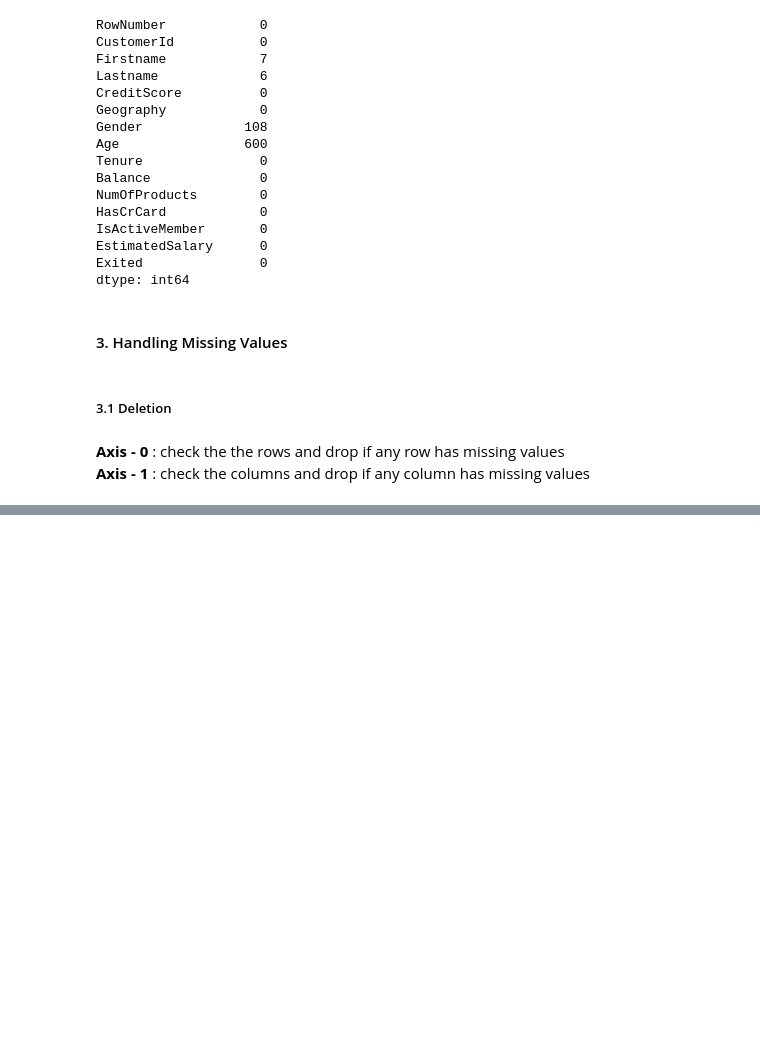
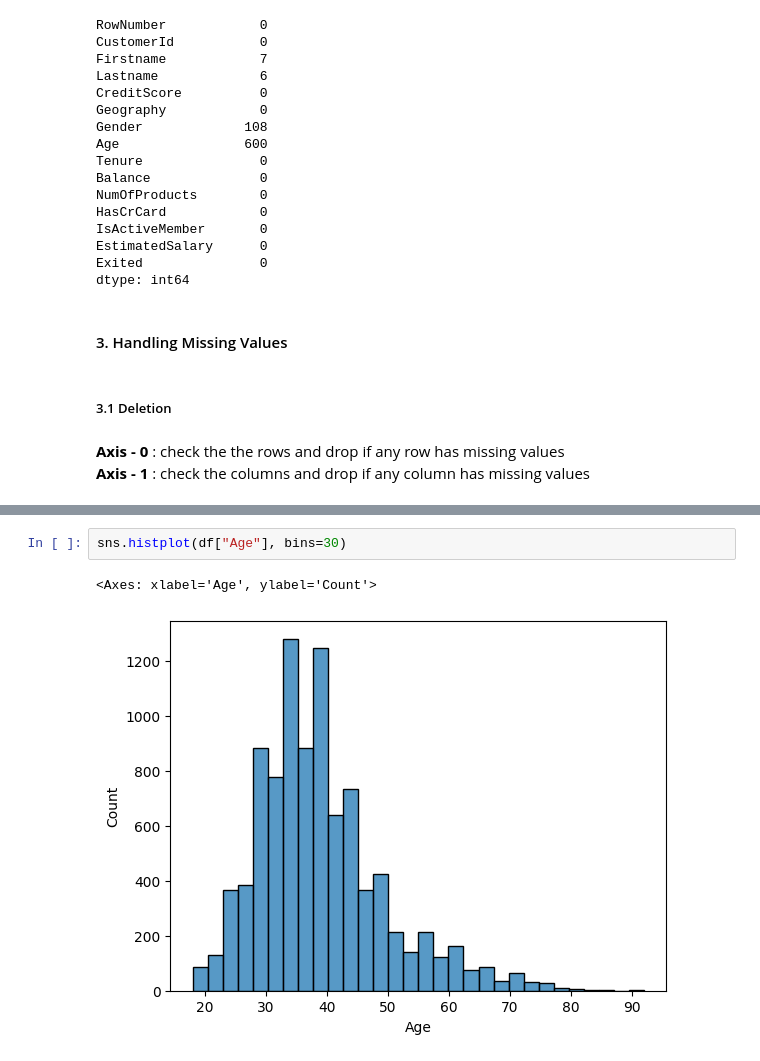
Before and after one commit to thisaru-dasith/Explority-Data-Analysis, a Jupyter notebook: week 01 -data/0_handle_missing_values.ipynb, the cells around one changed output, grey strips where cells are left out. Saved outputs shown, nothing was run; the diff lists cells and outputs as text; blank space fills up the shorter version.

```diff
--- a/week 01 -data/0_handle_missing_values.ipynb
+++ b/week 01 -data/0_handle_missing_values.ipynb
@@ -93,0 +136,5 @@ df_copy
+# %%
+sns.histplot(df["Age"], bins=30)
+# %% [output]
+<Axes: xlabel='Age', ylabel='Count'>
+[figure, added]
```
Also changed, not shown: parts of 12 cells of this notebook, 1 other file.
